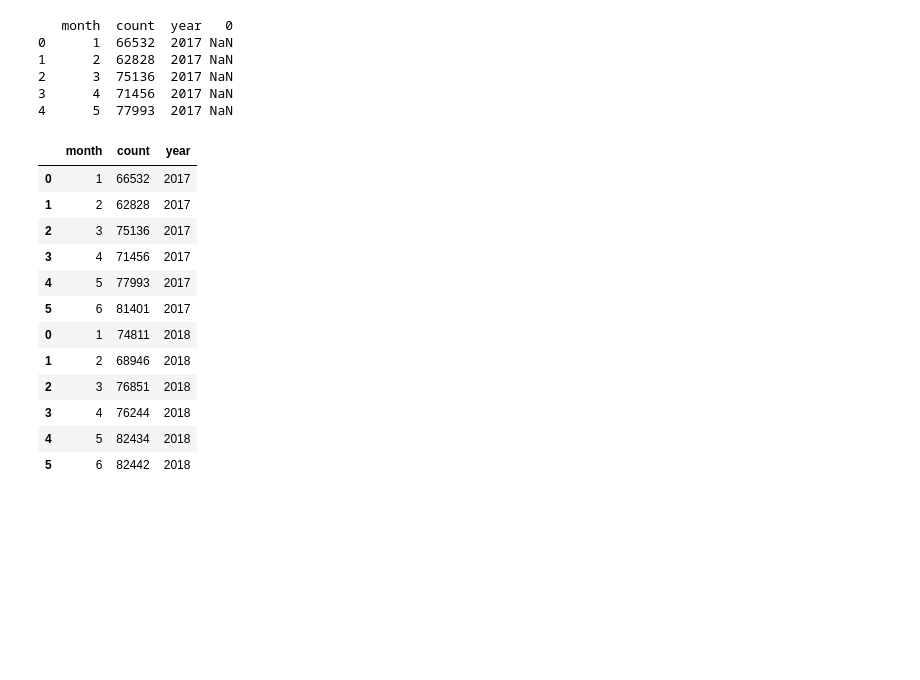
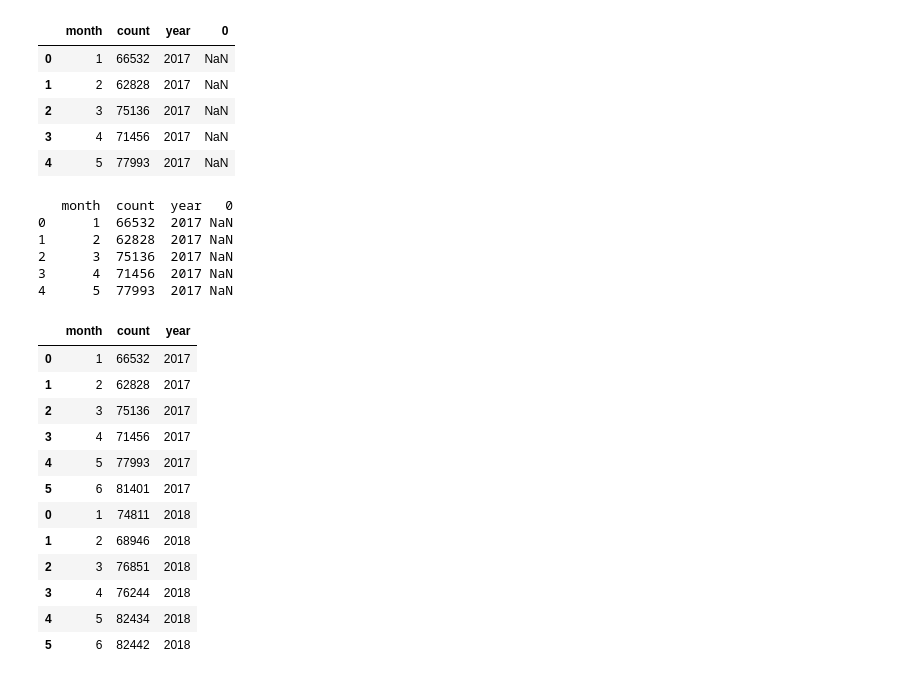
Before and after one commit to pattyjula/cfs-viz, a Jupyter notebook: calls_for_service.ipynb, the cells around one changed output. Saved outputs shown, nothing was run; the diff lists cells and outputs as text; code cells hidden in the pictures; blank space fills up the shorter version.

```diff
--- a/calls_for_service.ipynb
+++ b/calls_for_service.ipynb
@@ -14,18 +16,27 @@ import matplotlib.pyplot as plt
 import seaborn as sns
 # %%
 # set variables
-file_out_2017 = 'CFS_2017_month_data.csv'
-file_out_2018 = 'CFS_2018_month_data.csv'
-df1 = pd.read_csv(file_out_2017)
-df2 = pd.read_csv(file_out_2018)
-out = df1.append(df2)
-print(out.head())
+file_2017 = 'CFS_2017_month_data.csv'
+file_2018 = 'CFS_2018_month_data.csv'
+df2017 = pd.read_csv(file_2017)
+df2018 = pd.read_csv(file_2018)
+df2017.head()
 # %% [output]
-   month  count  year   0
-0      1  66532  2017 NaN
-1      2  62828  2017 NaN
-2      3  75136  2017 NaN
-3      4  71456  2017 NaN
-4      5  77993  2017 NaN
+|  | month | count | year | 0 |
+| 0 | 1 | 66532 | 2017 | NaN |
+| 1 | 2 | 62828 | 2017 | NaN |
+| 2 | 3 | 75136 | 2017 | NaN |
+| 3 | 4 | 71456 | 2017 | NaN |
+| 4 | 5 | 77993 | 2017 | NaN |
+# %%
+combined = df2017.append(df2018)
+print(combined.head())
+# %% [output]
+   month  count  year   0
+0      1  66532  2017 NaN
+1      2  62828  2017 NaN
+2      3  75136  2017 NaN
+3      4  71456  2017 NaN
+4      5  77993  2017 NaN
 # %%
 # remove extra column '0'
```
Also changed, not shown: parts of 4 cells of this notebook.
